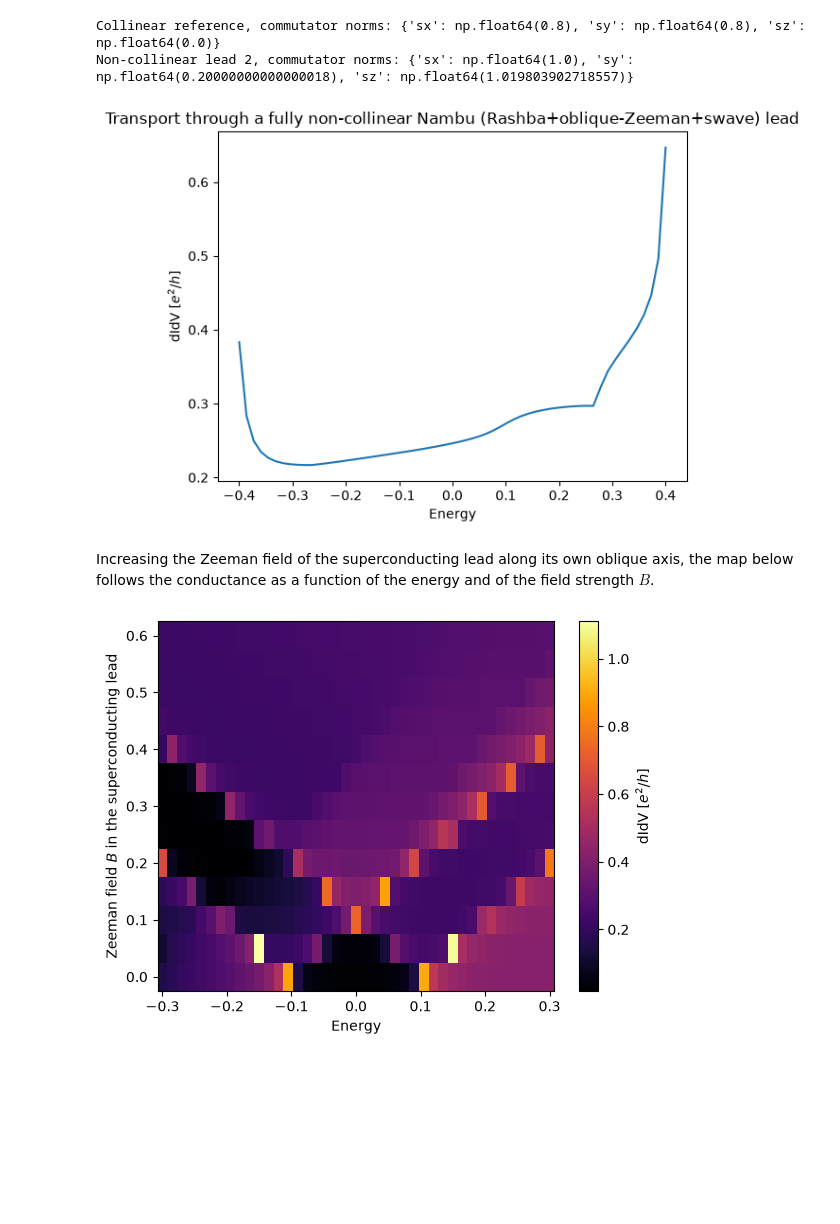
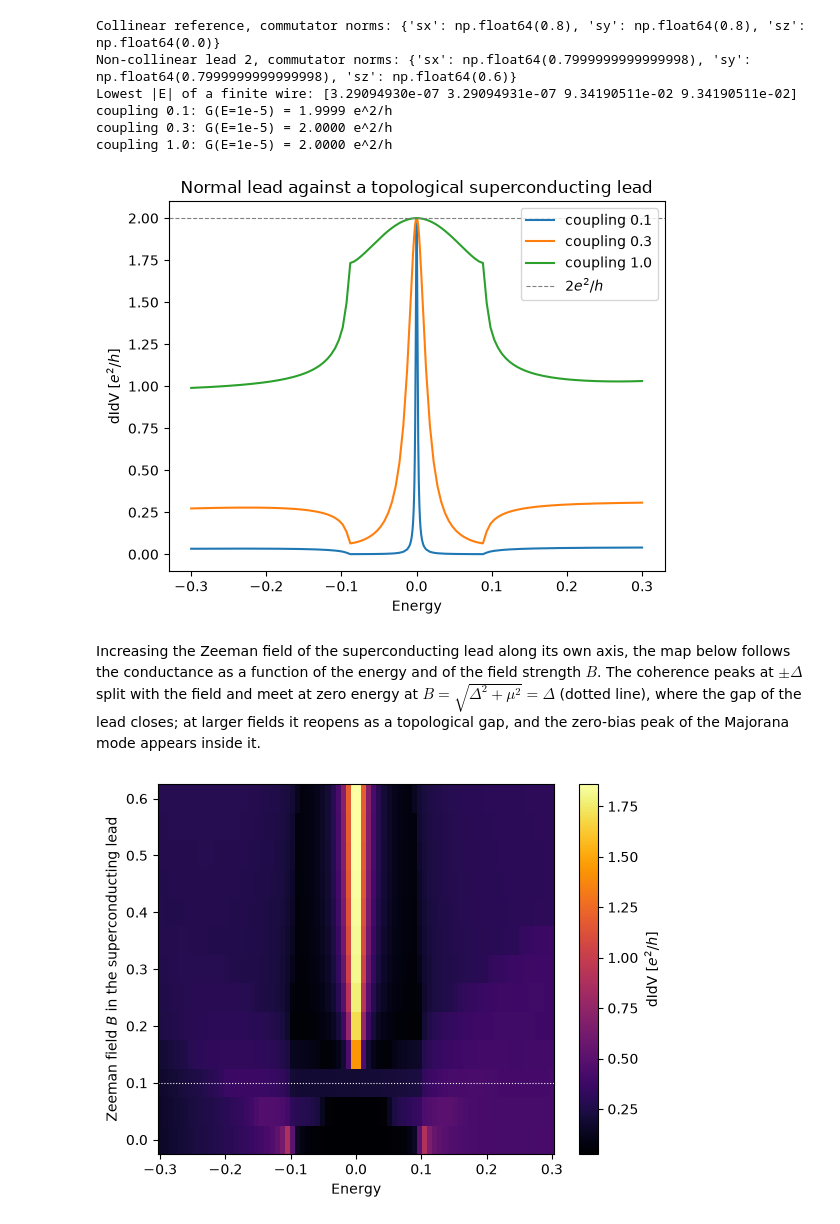
Before and after one commit to joselado/pyqula, a Jupyter notebook: jupyter-notebooks/functionalities/quantum_transport/04_noncollinear_nambu_basis.ipynb, the cells around one changed output. Cells and saved outputs as stored; diff of their text form; code cells hidden in the pictures; blank space fills up the shorter version.

```diff
--- a/jupyter-notebooks/functionalities/quantum_transport/04_noncollinear_nambu_basis.ipynb
+++ b/jupyter-notebooks/functionalities/quantum_transport/04_noncollinear_nambu_basis.ipynb
@@ -22,65 +36,83 @@ from pyqula import heterostructures
 # %%
 def commutator_norms(h):
     ops = {name: h.get_operator(name).get_matrix() for name in ["sx","sy","sz"]}
     return {name: np.max(np.abs(h.intra@op-op@h.intra)) for name,op in ops.items()}
 
 g = geometry.chain()
 h = g.get_hamiltonian(has_spin=True)
 
 # collinear reference: Zeeman along a single shared axis (z), no Rashba --
 # spin is a good quantum number, [H,Sz]=0
 h_collinear = h.copy()
 h_collinear.add_zeeman([0.,0.,0.4])
 h_collinear.add_swave(0.1)
 print("Collinear reference, commutator norms:",commutator_norms(h_collinear))
 
 # fully non-collinear: Rashba SOC + an oblique-axis Zeeman field, no shared spin axis
 h1 = h.copy() # normal lead, itself spin-textured
 h1.add_rashba(0.6)
 h1.add_zeeman([0.3,0.2,0.4])
 
-h2 = h.copy() # topological/non-collinear superconducting lead
-h2.add_rashba(0.6)
-h2.add_zeeman([-0.1,0.5,0.1]) # a DIFFERENT, non-parallel oblique axis
-h2.add_onsite(2.0)
-h2.add_swave(0.1)
+def topological_lead(B):
+    """Rashba chain with a Zeeman field B and s-wave pairing"""
+    h2 = h.copy()
+    h2.add_rashba(0.6) # spin-orbit field along y, the chain runs along x
+    h2.add_zeeman(B) # a DIFFERENT oblique axis, in the xz plane
+    h2.add_onsite(2.0) # Fermi level at the crossing of the two Rashba bands, mu=0
+    h2.add_swave(0.1) # Delta=0.1
+    return h2
+
+h2 = topological_lead([-0.3,0.,0.4]) # |B|=0.5 > sqrt(Delta^2+mu^2)=0.1: topological
 print("Non-collinear lead 2, commutator norms:",commutator_norms(h2))
 
-ht = heterostructures.build(h1,h2)
-ht.scale_lc = 0.3
-ht.delta = 1e-6
-es = np.linspace(-.4,.4,60)
-Gs = [ht.didv(energy=e) for e in es]
+# a finite wire with the same parameters has a pair of zero modes, one at each end
+gw = geometry.chain(200) ; gw.dimensionality = 0
+hw = gw.get_hamiltonian(has_spin=True)
+hw.add_rashba(0.6) ; hw.add_zeeman([-0.3,0.,0.4]) ; hw.add_onsite(2.0) ; hw.add_swave(0.1)
+print("Lowest |E| of a finite wire:",np.sort(np.abs(np.linalg.eigvalsh(hw.get_dense().intra)))[:4])
 
-plt.plot(es,Gs)
-plt.xlabel("Energy") ; plt.ylabel("dIdV [$e^2/h$]")
-plt.title("Transport through a fully non-collinear Nambu (Rashba+oblique-Zeeman+swave) lead")
+# a denser grid near zero bias resolves the narrowest peak; both grids have an even number
+# of energies, since E=0 itself is the Majorana pole of the lead's surface Green's function
+es = np.sort(np.concatenate([np.linspace(-.3,.3,120),np.linspace(-.01,.01,80)]))
+for c in [0.1,0.3,1.0]: # coupling across the interface
+    ht = heterostructures.build(h1,h2)
+    ht.scale_lc = c
+    ht.delta = 1e-6
+    Gs = [ht.didv(energy=e) for e in es]
+    plt.plot(es,Gs,label=f"coupling {c}")
+    print(f"coupling {c}: G(E=1e-5) = {ht.didv(energy=1e-5):.4f} e^2/h")
+plt.axhline(2.0,c="grey",ls="--",lw=0.8,label="$2e^2/h$")
+plt.xlabel("Energy") ; plt.ylabel("dIdV [$e^2/h$]") ; plt.legend()
+plt.title("Normal lead against a topological superconducting lead")
 plt.show()
 # %% [output]
 Collinear reference, commutator norms: {'sx': np.float64(0.8), 'sy': np.float64(0.8), 'sz': np.float64(0.0)}
-Non-collinear lead 2, commutator norms: {'sx': np.float64(1.0), 'sy': np.float64(0.20000000000000018), 'sz': np.float64(1.019803902718557)}
+Non-collinear lead 2, commutator norms: {'sx': np.float64(0.7999999999999998), 'sy': np.float64(0.7999999999999998), 'sz': np.float64(0.6)}
+Lowest |E| of a finite wire: [3.29094930e-07 3.29094931e-07 9.34190511e-02 9.34190511e-02]
+coupling 0.1: G(E=1e-5) = 1.9999 e^2/h
+coupling 0.3: G(E=1e-5) = 2.0000 e^2/h
+coupling 1.0: G(E=1e-5) = 2.0000 e^2/h
-[figure, old version]
+[figure, new version]
 # %% [markdown]
-Increasing the Zeeman field of the superconducting lead along its own oblique axis, the map below follows the conductance as a function of the energy and of the field strength $B$.
+Increasing the Zeeman field of the superconducting lead along its own axis, the map below follows the conductance as a
+function of the energy and of the field strength $B$. The coherence peaks at $\pm\Delta$ split with the field and meet at
+zero energy at $B=\sqrt{\Delta^2+\mu^2}=\Delta$ (dotted line), where the gap of the lead closes; at larger fields it
+reopens as a topological gap, and the zero-bias peak of the Majorana mode appears inside it.
 # %%
-bhat = np.array([-0.1,0.5,0.1])/np.linalg.norm([-0.1,0.5,0.1]) # oblique axis of lead 2
+bhat = np.array([-0.3,0.,0.4])/0.5 # axis of the field in lead 2, perpendicular to y
 Bs = np.linspace(0.,0.6,13) # Zeeman field strength in lead 2
-es_map = np.linspace(-.3,.3,41)
+es_map = np.linspace(-.3,.3,78) # E=0 left out, as above
 Gmap = []
 for B in Bs:
-    h2B = h.copy() # superconducting lead with a field of strength B
-    h2B.add_rashba(0.6)
-    h2B.add_zeeman(list(B*bhat))
-    h2B.add_onsite(2.0)
-    h2B.add_swave(0.1)
-    htB = heterostructures.build(h1,h2B)
+    htB = heterostructures.build(h1,topological_lead(list(B*bhat)))
     htB.scale_lc = 0.3
     htB.delta = 1e-6
     Gmap.append([htB.didv(energy=e) for e in es_map])
 
 plt.pcolormesh(es_map,Bs,np.array(Gmap),shading="auto",cmap="inferno")
 plt.colorbar(label="dIdV [$e^2/h$]")
+plt.axhline(0.1,c="w",ls=":",lw=0.8) # B=sqrt(Delta^2+mu^2), the topological transition
 plt.xlabel("Energy") ; plt.ylabel("Zeeman field $B$ in the superconducting lead")
 plt.show()
 # %% [output]
-[figure, old version]
+[figure, new version]
```
Also changed, not shown: parts of 2 cells of this notebook, 8 other files.
